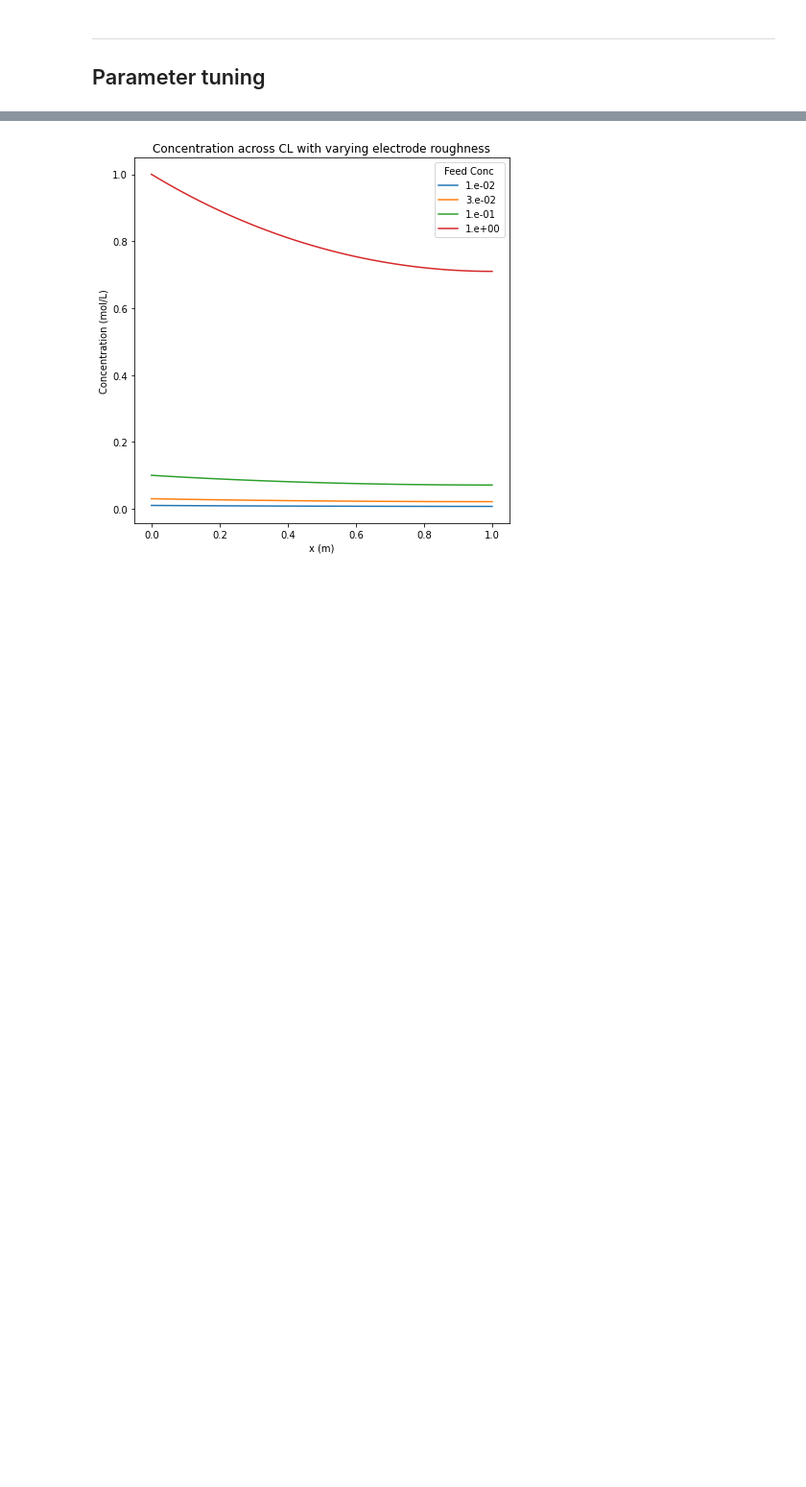
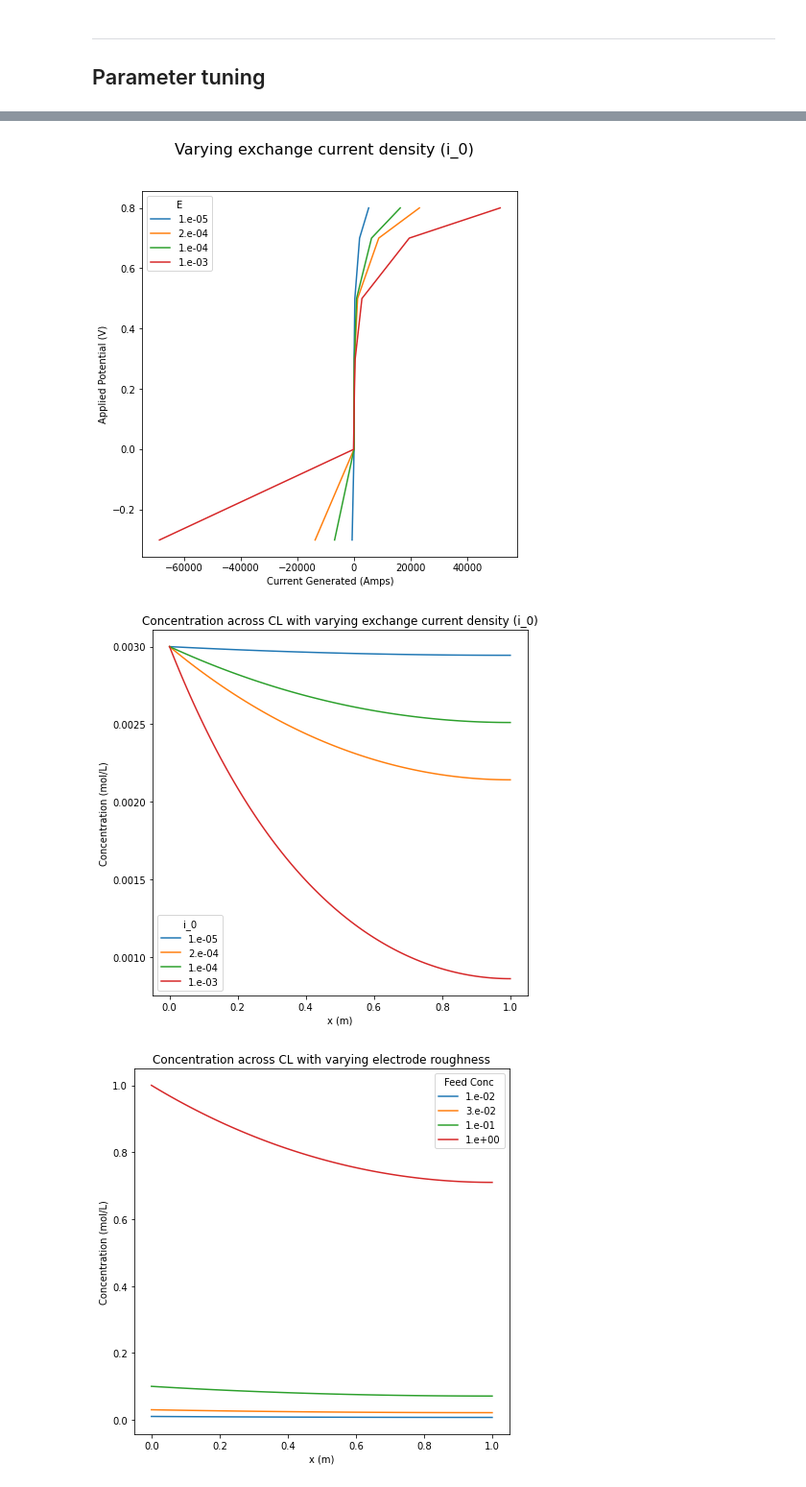
Before and after one commit to tinypersimmon/lbnl, a Jupyter notebook: transport_model.ipynb, the cells around one changed output, grey strips where cells are left out. Shown at 96% size. Saved outputs shown, nothing was run; the diff lists cells and outputs as text; code cells hidden in the pictures; blank space fills up the shorter version.

```diff
--- a/transport_model.ipynb
+++ b/transport_model.ipynb
@@ -280,3 +309,33 @@ plt.show()
+# %%
+test_i_0_arr = [1e-5, 2e-4, 1e-4, 10e-4]
+
+fig1, axs = plt.subplots(1, 1, sharex=False, sharey=False, figsize=(7,7))
+for test_i_0 in test_i_0_arr:
+    test_curr = []
+    for i in range(len(E_test)):
+        test_i, test_c = c_cl(applied_potential=E_test[i], i_0=test_i_0)
+        test_curr.append(test_i)
+    axs.plot(test_curr, E_test, label=np.format_float_scientific(test_i_0))
+fig1.suptitle('Varying exchange current density (i_0)', fontsize=16)
+handles0, labels0 = axs.get_legend_handles_labels()
+axs.legend(handles0, labels0, title='E', loc='upper left')
+axs.set_xlabel('Current Generated (Amps)')
+axs.set_ylabel('Applied Potential (V)')
+
+plt.figure(figsize=(7,7))
+for test_i_0 in test_i_0_arr:
+    test_c = c_cl(applied_potential=0.2, i_0=test_i_0)
+    plt.plot(x/L, test_c[1], label=np.format_float_scientific(test_i_0))
+
+plt.xlabel('x (m)')
+plt.ylabel('Concentration (mol/L)')
+# plt.yscale('log')
+plt.title('Concentration across CL with varying exchange current density (i_0)')
+plt.legend(title='i_0')
+plt.show()
+# %% [output]
+[figure, added]
+[figure, added]
 # %%
 E_param_tuning = 0.2
 test_c_feed_arr = [1e-2, 3e-2, 1e-1, 1]
```
Also changed, not shown: parts of 3 cells of this notebook.
